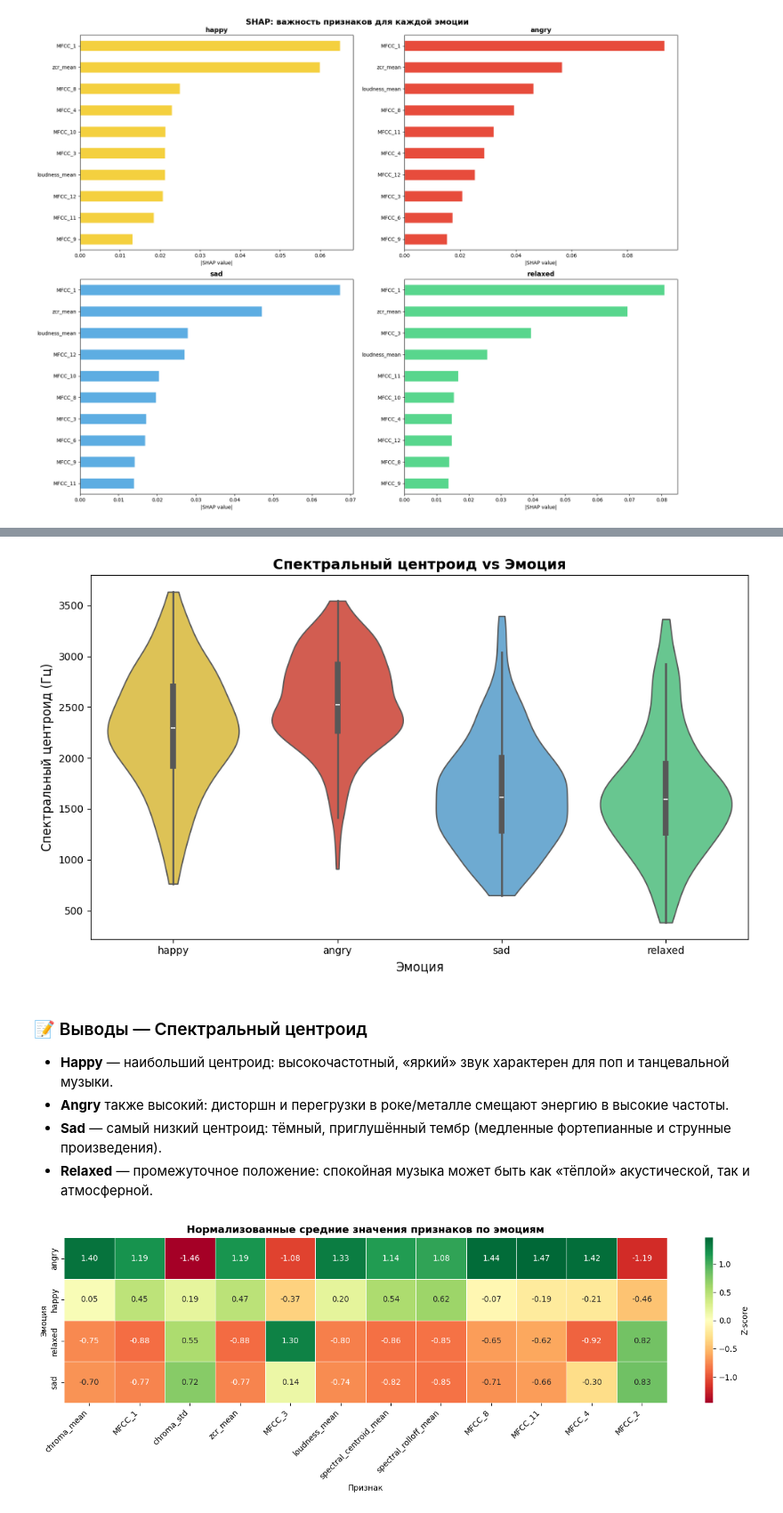
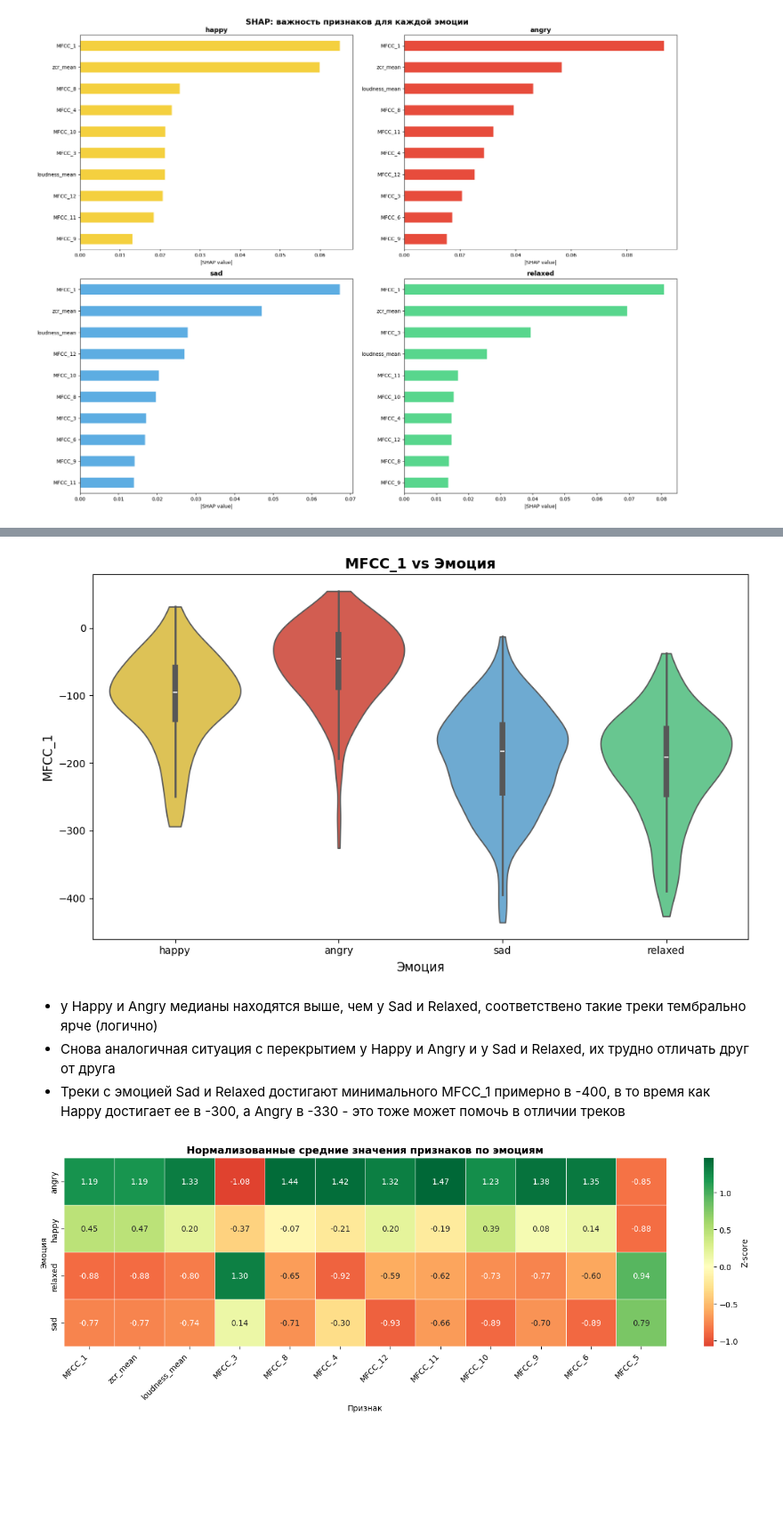
Before and after one commit to CAMblE-CAMblE/music-emotions, a Jupyter notebook: notebooks/music_emotion_analysis.ipynb, the cells around one changed output, grey strips where cells are left out. Shown at 89% size. Saved outputs shown, nothing was run; the diff lists cells and outputs as text; code cells hidden in the pictures; blank space fills up the shorter version.

Commit message:
fix: update music emotion analysis notebook

```diff
--- a/notebooks/music_emotion_analysis.ipynb
+++ b/notebooks/music_emotion_analysis.ipynb
@@ -1055,42 +877,39 @@ plt.show()
 # %%
-# Спектральный центроид vs Эмоция
+# MFCC_1 vs Эмоция
 fig, ax = plt.subplots(figsize=(10, 6))
 
 sns.violinplot(
-    data=df, x='emotion', y='spectral_centroid_mean',
+    data=df, x='emotion', y='MFCC_1',
     order=emotion_order, palette=palette,
     inner='box', cut=0, ax=ax
 )
 
-ax.set_title('Спектральный центроид vs Эмоция', fontweight='bold', fontsize=14)
+ax.set_title('MFCC_1 vs Эмоция', fontweight='bold', fontsize=14)
 ax.set_xlabel('Эмоция', fontsize=12)
-ax.set_ylabel('Спектральный центроид (Гц)', fontsize=12)
+ax.set_ylabel('MFCC_1', fontsize=12)
 plt.tight_layout()
 plt.show()
 # %% [output]
-[figure, old version]
+[figure, new version]
 # %% [markdown]
-### 📝 Выводы — Спектральный центроид
-
-- **Happy** — наибольший центроид: высокочастотный, «яркий» звук характерен для поп и танцевальной музыки.
-- **Angry** также высокий: дисторшн и перегрузки в роке/металле смещают энергию в высокие частоты.
-- **Sad** — самый низкий центроид: тёмный, приглушённый тембр (медленные фортепианные и струнные произведения).
-- **Relaxed** — промежуточное положение: спокойная музыка может быть как «тёплой» акустической, так и атмосферной.
+- у Happy и Angry медианы находятся выше, чем у Sad и Relaxed, соответствено такие треки тембрально ярче (логично)
+- Снова аналогичная ситуация с перекрытием у Happy и Angry и у Sad и Relaxed, их трудно отличать друг от друга
+- Треки с эмоцией Sad и Relaxed достигают минимального MFCC_1 примерно в -400, в то время как Happy достигает ее в -300, а Angry в -330 - это тоже может помочь в отличии треков
 # %%
 # средние значения признаков по эмоциям
 top_features = importances.head(12).index.tolist()
 
-emotion_means = df.groupby('emotion')[top_features].mean()
+emotion_means = df_reduced.groupby('emotion')[top_features].mean()
 emotion_means_norm = (emotion_means - emotion_means.mean()) / emotion_means.std()
 
 fig, ax = plt.subplots(figsize=(14, 5))
 sns.heatmap(emotion_means_norm, annot=True, fmt='.2f', cmap='RdYlGn', center=0, linewidths=0.5, ax=ax, cbar_kws={'label': 'Z-score'})
 ax.set_title('Нормализованные средние значения признаков по эмоциям', fontweight='bold', fontsize=13)
 ax.set_ylabel('Эмоция')
 ax.set_xlabel('Признак')
 plt.xticks(rotation=45, ha='right')
 plt.tight_layout()
 plt.show()
 # %% [output]
-[figure, old version]
+[figure, new version]
 # %% [markdown]
```
Also changed, not shown: parts of 44 cells of this notebook.
